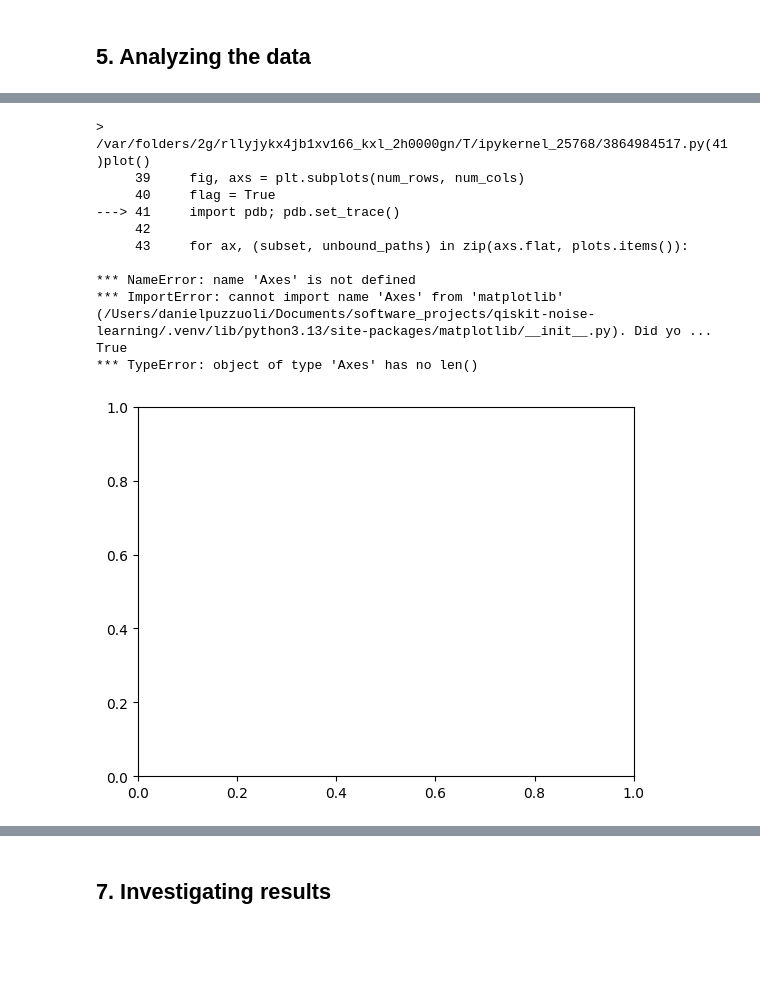
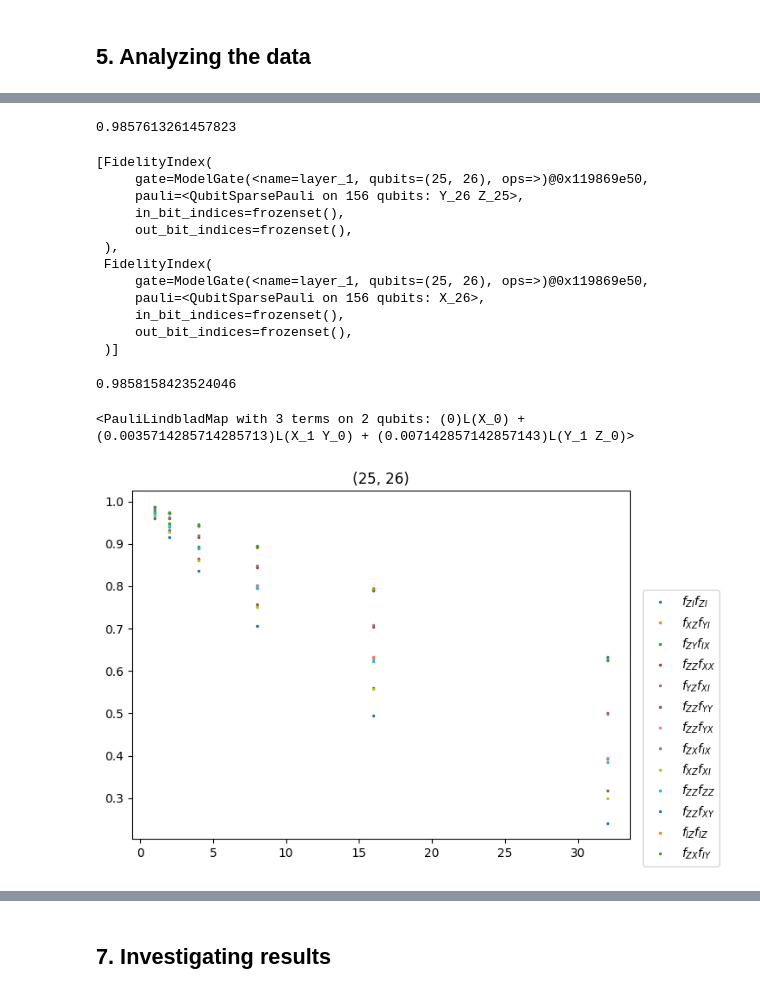
Before and after one commit to Qiskit/qiskit-noise-learning, a Jupyter notebook: docs/workflow_demo_full_rank_2q.ipynb, the cells around one changed output, grey strips where cells are left out. Cells and saved outputs as stored; diff of their text form; code cells hidden in the pictures; blank space fills up the shorter version.

```diff
--- a/docs/workflow_demo_full_rank_2q.ipynb
+++ b/docs/workflow_demo_full_rank_2q.ipynb
@@ -180,5 +184,3 @@ from qiskit_noise_learning.analysis import (
 # analyzer = FlipPostSelect() + ComputeObservables() + CurveFitObservables() + NNLSSolve()
 analyzer = ComputeObservables() + CurveFitObservables() + NNLSSolve()
 # analyzer = ComputeObservables() + CurveFitObservables() + LSQLinearSolve()
-# %%
-fit = analyzer.run(fit)
@@ -185,3 +203,34 @@ fit = analyzer.run(fit)
+# %%
+idx = 4
+print(fit.averaged_data.dataset["observables"].data[idx])
+fit.averaged_data.dataset["unbound_path"].data[idx].repeatable_fragment
+# %% [output]
+0.9857613261457823
+[FidelityIndex(
+     gate=ModelGate(<name=layer_1, qubits=(25, 26), ops=>)@0x119869e50,
+     pauli=<QubitSparsePauli on 156 qubits: Y_26 Z_25>,
+     in_bit_indices=frozenset(),
+     out_bit_indices=frozenset(),
+ ),
+ FidelityIndex(
+     gate=ModelGate(<name=layer_1, qubits=(25, 26), ops=>)@0x119869e50,
+     pauli=<QubitSparsePauli on 156 qubits: X_26>,
+     in_bit_indices=frozenset(),
+     out_bit_indices=frozenset(),
+ )]
+# %%
+from qiskit.quantum_info import QubitSparsePauli
+
+Z26 = fit.averaged_data.dataset["unbound_path"].data[0].repeatable_fragment[0].pauli
+op0 = QubitSparsePauli("YZ")
+op1 = QubitSparsePauli("XI")
+plm1.pauli_fidelity(op0) * plm1.pauli_fidelity(op1)
+# %% [output]
+0.9858158423524046
+# %%
+plm1
+# %% [output]
+<PauliLindbladMap with 3 terms on 2 qubits: (0)L(X_0) + (0.0035714285714285713)L(X_1 Y_0) + (0.007142857142857143)L(Y_1 Z_0)>
 # %%
 from matplotlib import pyplot as plt
 
@@ -228,49 +277,46 @@ def plot(averaged_data, subsets, num_cols=3):
 
     axes_iter = [axs] if isinstance(axs, Axes) else axs.flat
 
-    for ax, (subset, unbound_paths) in zip(axs.flat, plots.items()):
+    for ax, (subset, unbound_paths) in zip(axes_iter, plots.items()):
         ax.set_title(f"{subset}")
         for unbound_path in unbound_paths:
             this_data = sorted_data[unbound_path]
             label = fidelity_label(unbound_path, [s for s in subset]) if flag else None
             ax.plot(
                 this_data[1],
                 this_data[0],
-                ls="-",
+                ls="",
+                label=label,
+                marker=".",
+                markersize=3,
+            )
+            ax.plot(
+                this_data[1],
+                this_data[0],
+                ls="",
                 label=label,
                 marker=".",
                 markersize=3,
             )
         flag = False
 
     fig.legend(bbox_to_anchor=(1.15, 0), loc="lower right")
     plt.tight_layout()
 
 
 def fidelity_label(unbound_path, subset):
     return (
         "$f_{"
         + "} f_{".join(
             "".join(str(fid.pauli.to_pauli()[subset])) for fid in unbound_path.repeatable_fragment
         )
         + "} $"
     )
 
 
 plot(averaged_data, layer_1_pairs, num_cols=1)
 # %% [output]
-> /var/folders/2g/rllyjykx4jb1xv166_kxl_2h0000gn/T/ipykernel_25768/3864984517.py(41)plot()
-     39     fig, axs = plt.subplots(num_rows, num_cols)
-     40     flag = True
----> 41     import pdb; pdb.set_trace()
-     42
-     43     for ax, (subset, unbound_paths) in zip(axs.flat, plots.items()):
-
-*** NameError: name 'Axes' is not defined
-*** ImportError: cannot import name 'Axes' from 'matplotlib' (/Users/danielpuzzuoli/Documents/software_projects/qiskit-noise-learning/.venv/lib/python3.13/site-packages/matplotlib/__init__.py). Did yo ...
-True
-*** TypeError: object of type 'Axes' has no len()
-[figure, old version]
+[figure, new version]
 # %%
 model_data = fit.model_data
 noise_maps = pauli_lindblad_model.to_pauli_lindblad_maps(model_data)
```
Also changed, not shown: parts of 6 cells of this notebook.
